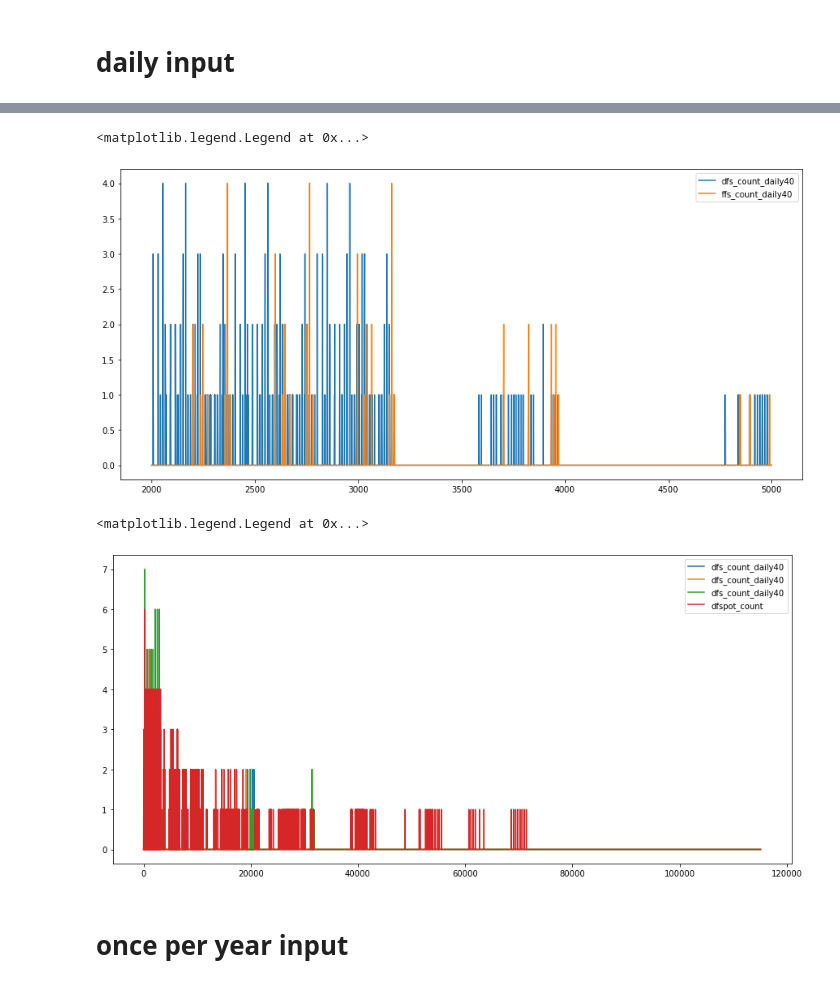
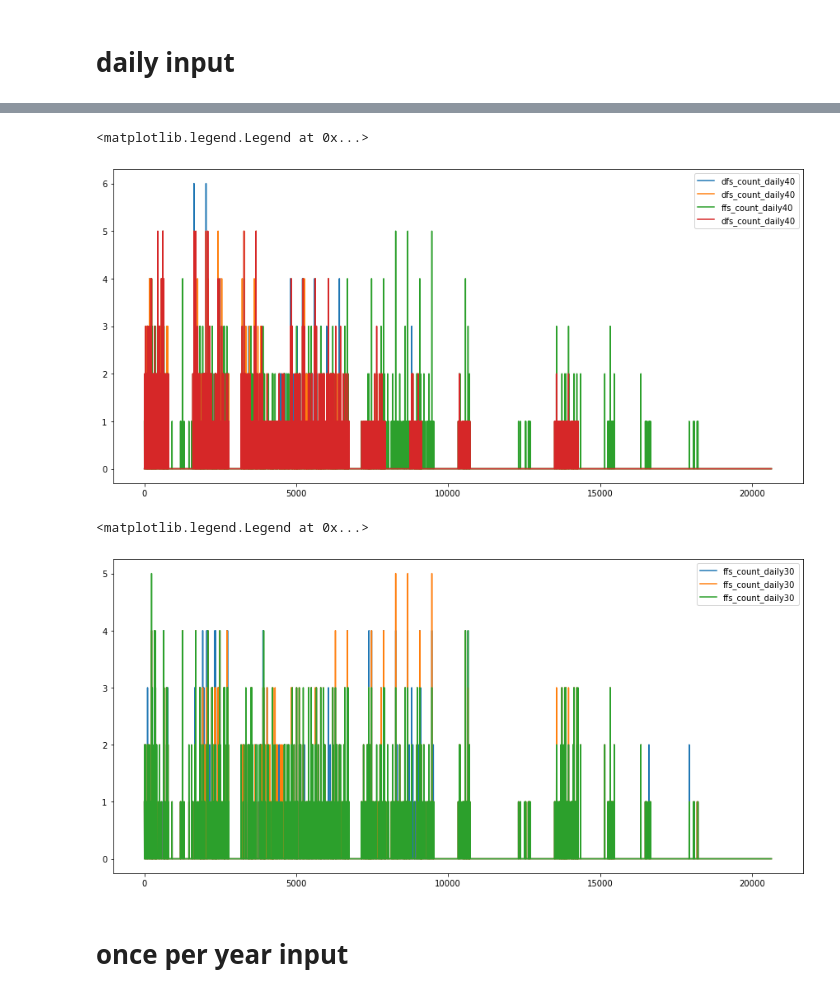
Before and after one commit to varyabazilova/sedcas_sediments_hma, a Jupyter notebook: 202406_modelruns/floods_per_month_plots_test.ipynb, the cells around one changed output, grey strips where cells are left out. Drawn from its saved outputs; the diff is of its cells as text; code cells hidden in the pictures.

Commit message:
monthly FIXED!

```diff
--- a/202406_modelruns/floods_per_month_plots_test.ipynb
+++ b/202406_modelruns/floods_per_month_plots_test.ipynb
@@ -12,7 +12,7 @@ def prepare_dfcount_for_plot(dfcount):
     melted['elevation_bin'] = melted.apply(functions.bin_elevation500, axis=1)
     # create unique id for elevation and month for merging
     melted['elevation'] = melted['elevation'].astype(int)
-    melted['id'] = melted['elevation'].astype(str) + "_" + melted['year'].astype(str)+ "_" + melted['month'].astype(str)
+    melted['id'] = melted.index.astype(str)+ "_" + melted['elevation'].astype(str) + "_" + melted['year'].astype(str)+ "_" + melted['month'].astype(str)
 
     # melted = melted.sort_values('elevation_bin')
     # melted = melted.dropna(subset=['dfs_count'])
@@ -133,7 +155,7 @@ for i, (df, label) in enumerate(zip(dfs[1:], [30, 40]), start=2):
 
 lc4_daily['dfspot_count'] = dfspot4_melted.dfs_count
 # %%
-lc1_daily = calculate_floods(lc1_daily, 'daily').fillna(0)
-lc2_daily = calculate_floods(lc2_daily, 'daily').fillna(0)
-lc3_daily = calculate_floods(lc3_daily, 'daily').fillna(0)
-lc4_daily = calculate_floods(lc4_daily, 'daily').fillna(0)
+lc1_daily = calculate_floods(lc1_daily, 'daily')#.fillna(0)
+lc2_daily = calculate_floods(lc2_daily, 'daily')#.fillna(0)
+lc3_daily = calculate_floods(lc3_daily, 'daily')#.fillna(0)
+lc4_daily = calculate_floods(lc4_daily, 'daily')#.fillna(0)
@@ -151,25 +162,24 @@ Index(['year', 'month', 'elevation', 'elevation_bin', 'id',
 # %%
 # lc2_daily.dfspot_count.plot(figsize = (15, 7))
 
-# lc1_daily.dfs_count_daily40.plot(figsize = (15, 7))
-lc2_daily[2000:5000].dfs_count_daily40.plot(figsize = (15, 7))
-lc2_daily[2000:5000].ffs_count_daily40.plot(figsize = (15, 7))
-# lc4_daily.dfs_count_daily40.plot(figsize = (15, 7))
+lc1_daily.dfs_count_daily40.plot(figsize = (15, 7))
+lc2_daily.dfs_count_daily40.plot(figsize = (15, 7))
+lc2_daily.ffs_count_daily40.plot(figsize = (15, 7))
+lc4_daily.dfs_count_daily40.plot(figsize = (15, 7))
 
 plt.legend()
 # %% [output]
 <matplotlib.legend.Legend at 0x...>
-[figure, old version]
+[figure, new version]
 # %%
-lc1_daily.dfs_count_daily40.plot(figsize = (15, 7))
-lc2_daily.dfs_count_daily40.plot(figsize = (15, 7))
-lc4_daily.dfs_count_daily40.plot(figsize = (15, 7))
-lc1_daily.dfspot_count.plot(figsize = (15, 7))
+lc1_daily.ffs_count_daily30.plot(figsize = (15, 7))
+lc2_daily.ffs_count_daily30.plot(figsize = (15, 7))
+lc4_daily.ffs_count_daily30.plot(figsize = (15, 7))
 
 plt.legend()
 # %% [output]
 <matplotlib.legend.Legend at 0x...>
-[figure, old version]
+[figure, new version]
 # %% [markdown]
 # once per year input
 # %%
```
Also changed, not shown: parts of 9 cells of this notebook.
